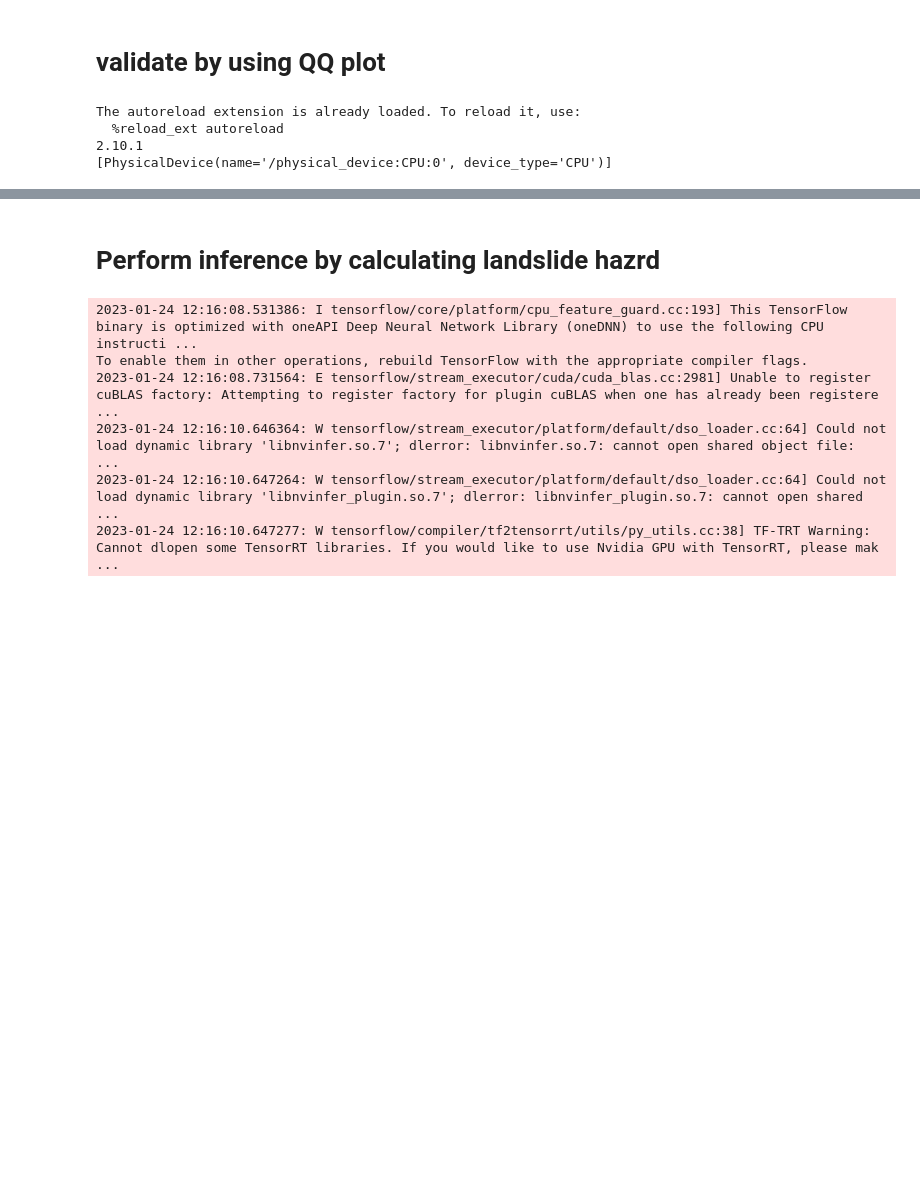
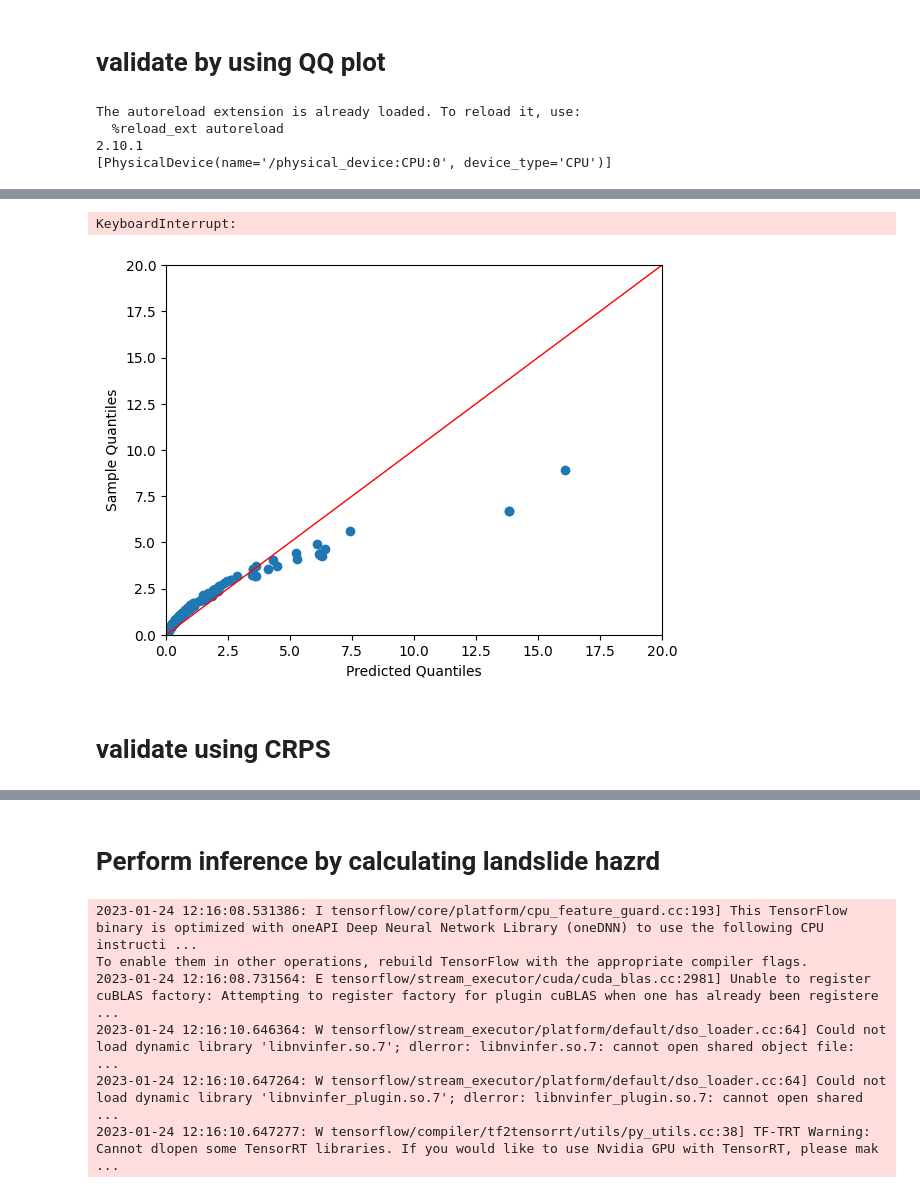
Before and after one commit to ashokdahal/extremevaluelandslides, a Jupyter notebook: RunModels.ipynb, the cells around one changed output, grey strips where cells are left out. Drawn from its saved outputs; the diff is of its cells as text; code cells hidden in the pictures; blank space fills up the shorter version.

```diff
--- a/RunModels.ipynb
+++ b/RunModels.ipynb
@@ -79,0 +128,20 @@ The autoreload extension is already loaded. To reload it, use:
+# %%
+import numpy as np
+a=dataset.Y_train
+ttquantiles=np.array([np.count_nonzero(a<x) / a.size for x in a])*100
+# %% [output]
+KeyboardInterrupt:
+# %%
+import matplotlib.pyplot as plt
+import seaborn as sns
+plt.scatter(ttquantile,tquantiles)
+plt.xlim(0,20)
+plt.ylim(0,20)
+plt.axline((0, 0), (1, 1), linewidth=1, color='r')
+plt.xlabel('Predicted Quantiles')
+plt.ylabel('Sample Quantiles')
+plt.savefig('Data/Plots/qq.pdf',dpi=300)
+# %% [output]
+[figure, added]
+# %% [markdown]
+# validate using CRPS
```
Also changed, not shown: parts of 14 cells of this notebook, 9 other files.
